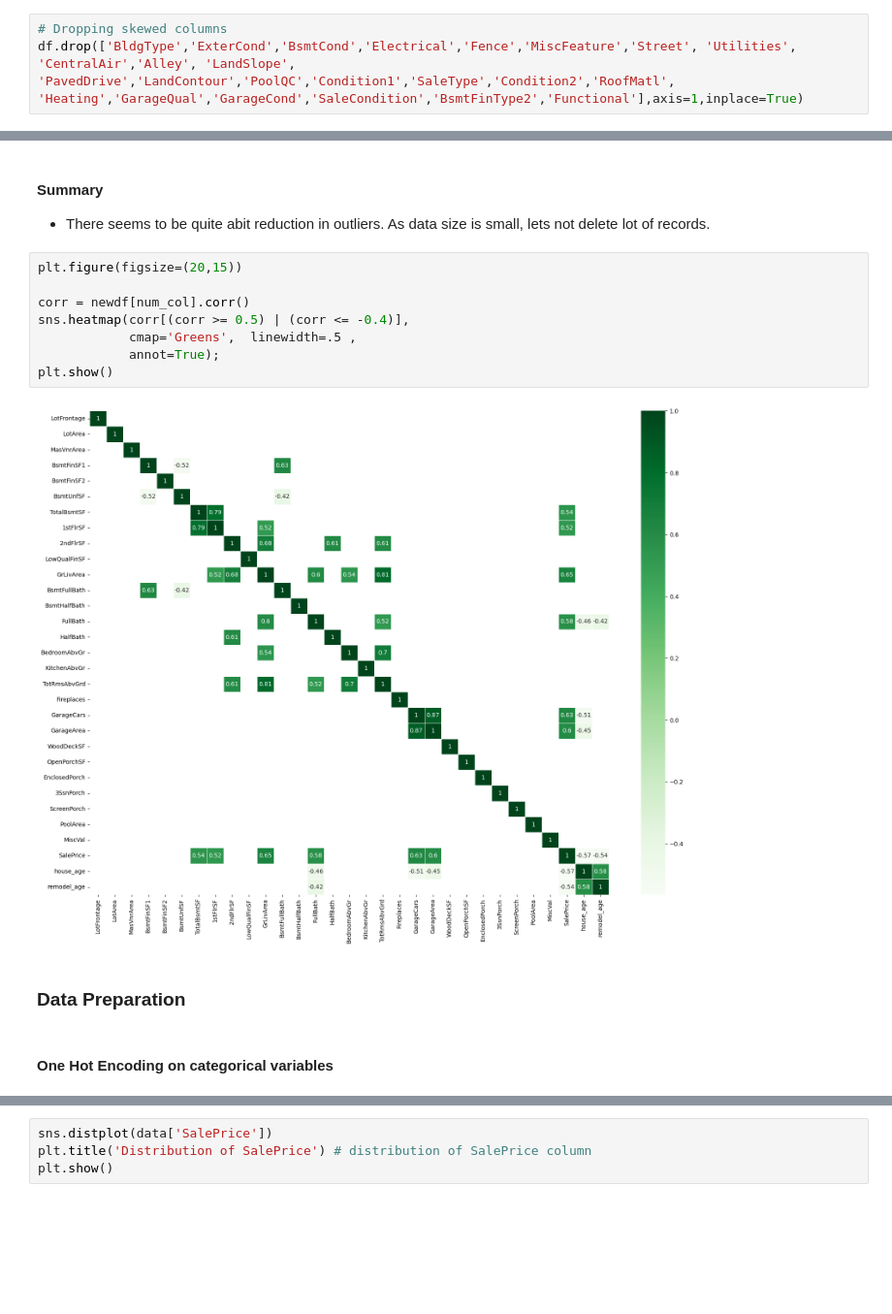
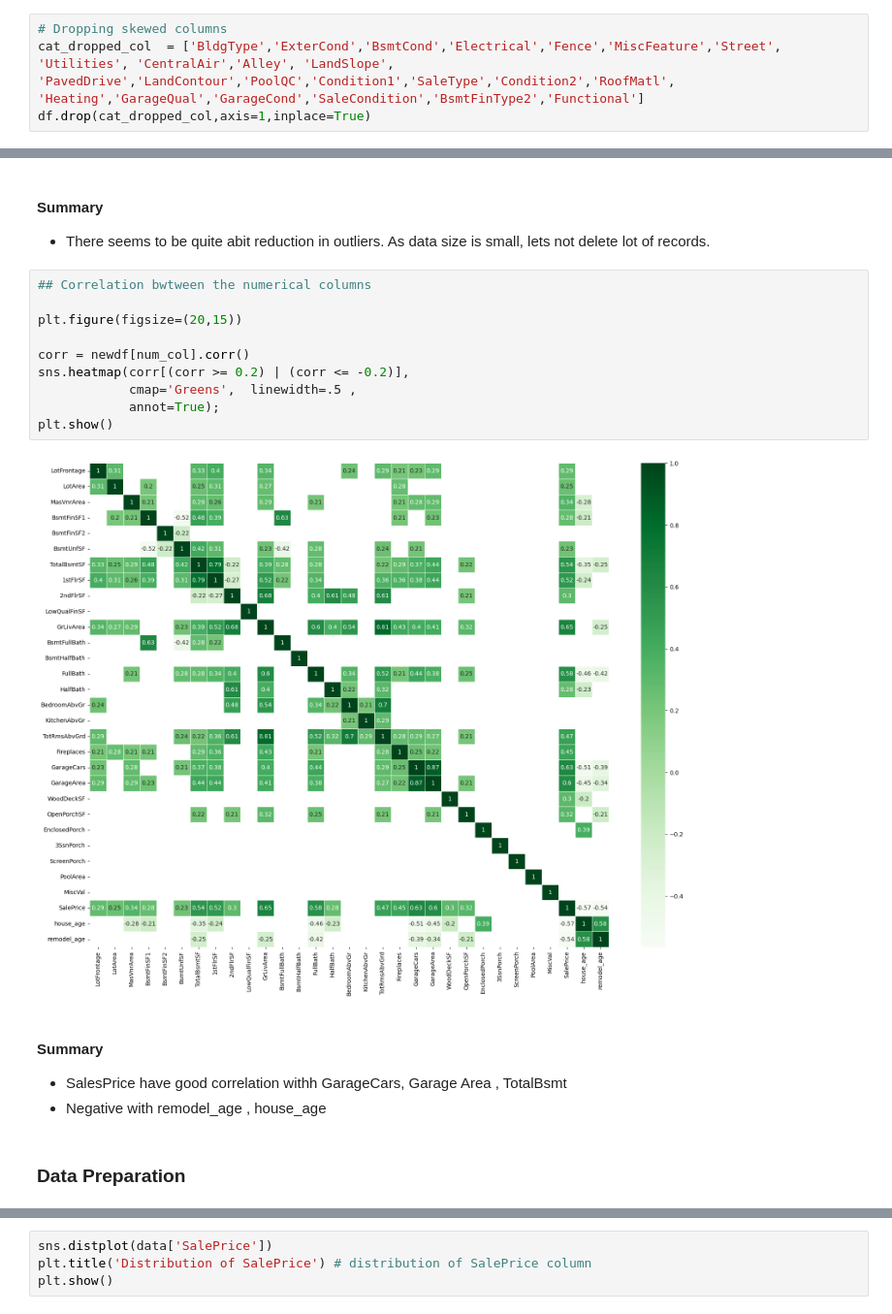
Before and after one commit to mohansharma18/Housing_Price, a Jupyter notebook: Housing_price.ipynb, the cells around one changed output, grey strips where cells are left out. Shown at 97% size. Cells and saved outputs as stored; diff of their text form; blank space fills up the shorter version.

```diff
--- a/Housing_price.ipynb
+++ b/Housing_price.ipynb
@@ -343,8 +349,9 @@ Name: MoSold, dtype: object
 - Having them will not help in the regression will add model complexity. We will drop those columns whhihc are higly skewed.
 # %%
 # Dropping skewed columns
-df.drop(['BldgType','ExterCond','BsmtCond','Electrical','Fence','MiscFeature','Street', 'Utilities', 'CentralAir','Alley', 'LandSlope', 'PavedDrive','LandContour','PoolQC','Condition1','SaleType','Condition2','RoofMatl',
-'Heating','GarageQual','GarageCond','SaleCondition','BsmtFinType2','Functional'],axis=1,inplace=True)
+cat_dropped_col  = ['BldgType','ExterCond','BsmtCond','Electrical','Fence','MiscFeature','Street', 'Utilities', 'CentralAir','Alley', 'LandSlope', 'PavedDrive','LandContour','PoolQC','Condition1','SaleType','Condition2','RoofMatl',
+'Heating','GarageQual','GarageCond','SaleCondition','BsmtFinType2','Functional']
+df.drop(cat_dropped_col,axis=1,inplace=True)
 # %%
 num_col = df.select_dtypes(include=np.number).columns.values
 len(num_col)
@@ -428,16 +440,20 @@ plt.show()
 #### Summary
 - There seems to be quite abit reduction in outliers. As data size is small, lets not delete lot of records.
 # %%
+## Correlation bwtween the numerical columns
+
 plt.figure(figsize=(20,15))
 
 corr = newdf[num_col].corr()
-sns.heatmap(corr[(corr >= 0.5) | (corr <= -0.4)],
+sns.heatmap(corr[(corr >= 0.2) | (corr <= -0.2)],
             cmap='Greens',  linewidth=.5 ,
             annot=True);
 plt.show()
 # %% [output]
-[figure, old version]
+[figure, new version]
+# %% [markdown]
+#### Summary
+- SalesPrice have good correlation withh GarageCars, Garage Area , TotalBsmt
+- Negative with remodel_age , house_age
 # %% [markdown]
 ### Data Preparation
-# %% [markdown]
-#### One Hot Encoding on categorical variables
```
Also changed, not shown: parts of 71 cells of this notebook.
